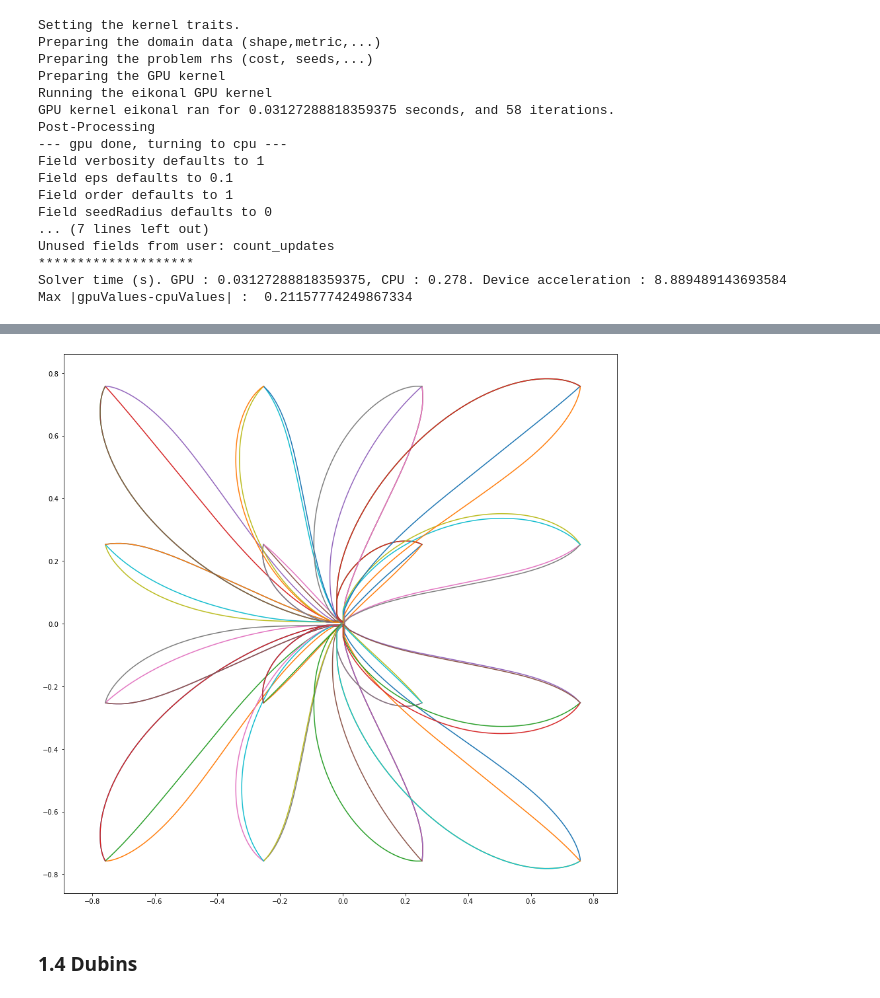
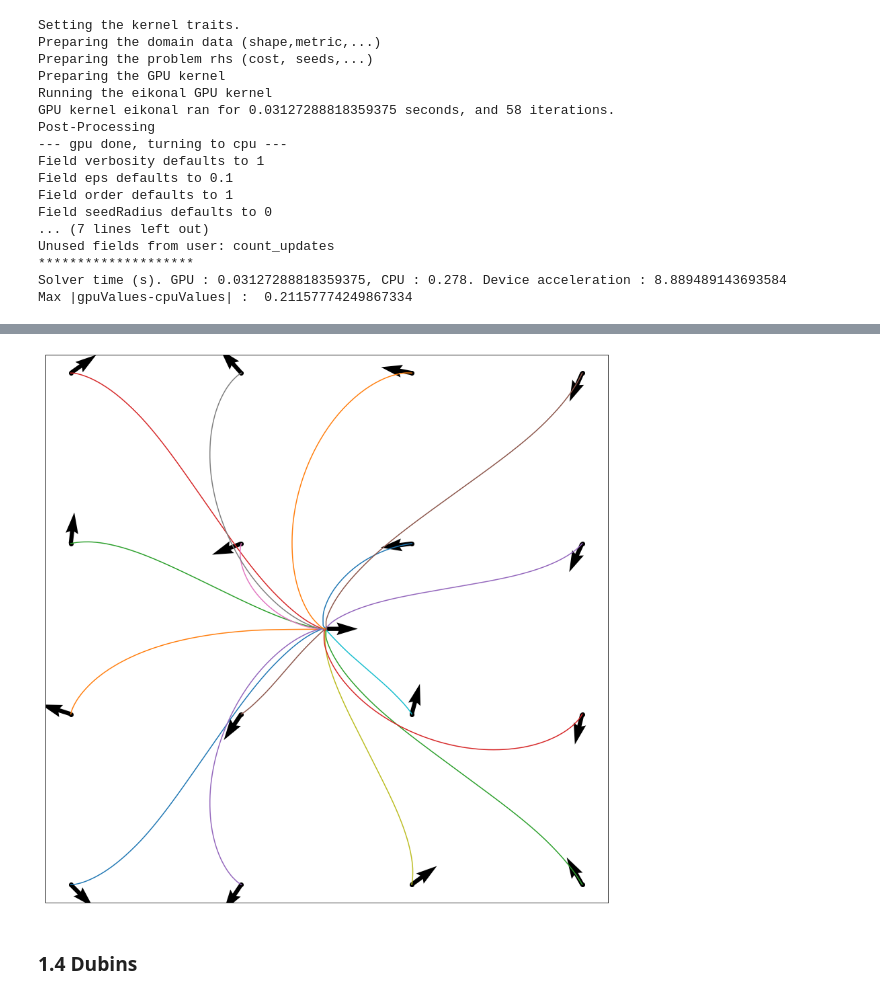
Before and after one commit to Mirebeau/AdaptiveGridDiscretizations_showcase, a Jupyter notebook: Notebooks_Repro/Curvature_GPU.ipynb, the cells around one changed output, grey strips where cells are left out. Saved outputs shown, nothing was run; the diff lists cells and outputs as text; code cells hidden in the pictures.

```diff
--- a/Notebooks_Repro/Curvature_GPU.ipynb
+++ b/Notebooks_Repro/Curvature_GPU.ipynb
@@ -192,11 +235,13 @@ array( 7.79)
 # %%
 # Stationnary deserves investigation...
 assert all(stop in ('AtSeed','PastSeed','Stationnary') for stop in gpuOut['geodesic_stopping_criteria'])
-# %%
-plt.figure(figsize=[15,15])
-plt.axis('equal')
-for geo in gpuOut['geodesics']: plt.plot(geo[0],geo[1])
-# %% [output]
-[figure, removed]
+# %%
+fig=show()
+tips = hfmIn['tips'].T
+plt.quiver(*tips[:2],-np.cos(tips[2]),-np.sin(tips[2]))
+plt.quiver(0.,0.,1.,0.);
+savefig(fig,"ReedsSheppForward.png")
+# %% [output]
+[figure, added]
 # %% [markdown]
 ### 1.4 Dubins
```
Also changed, not shown: parts of 26 cells of this notebook, 53 other files.
